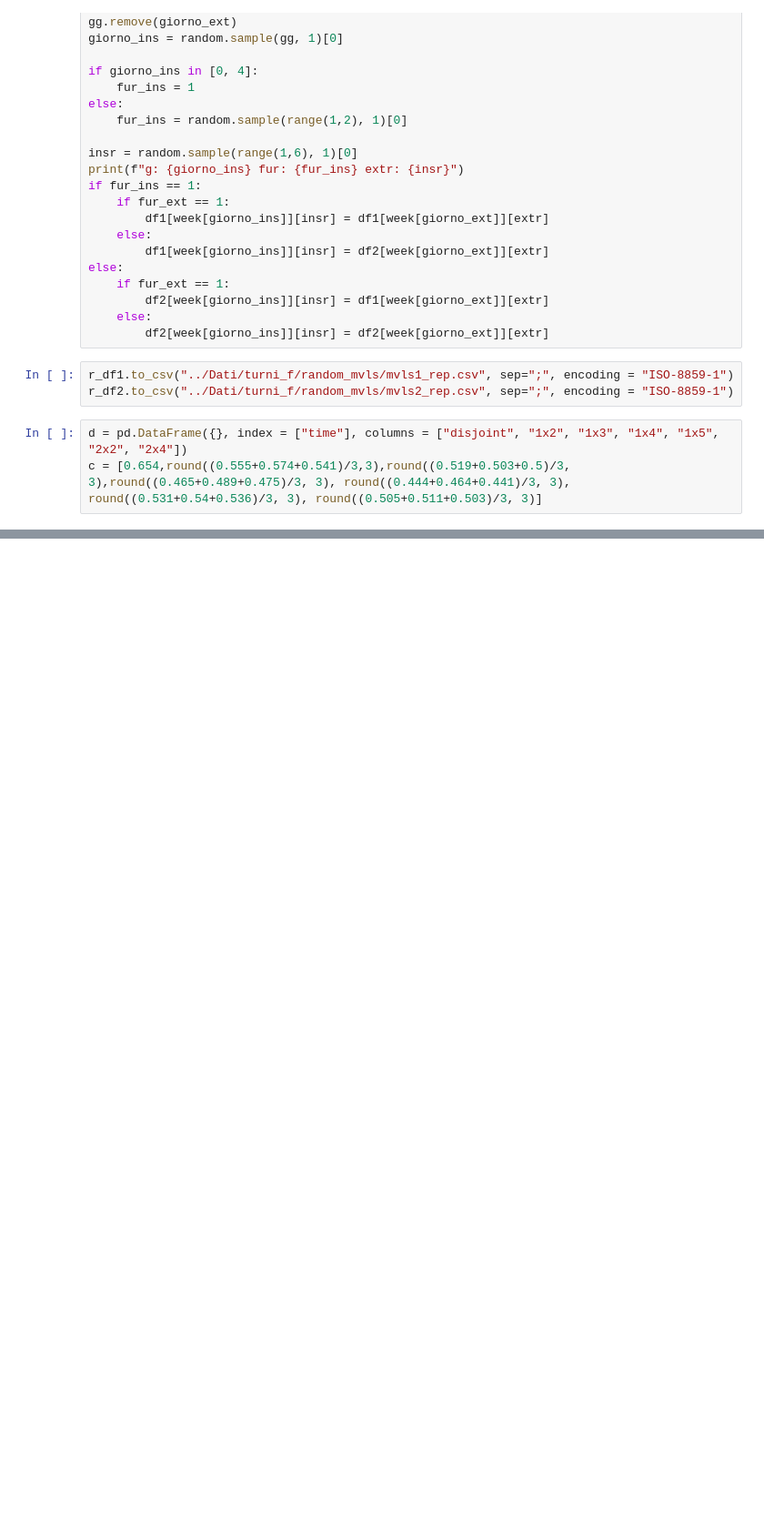
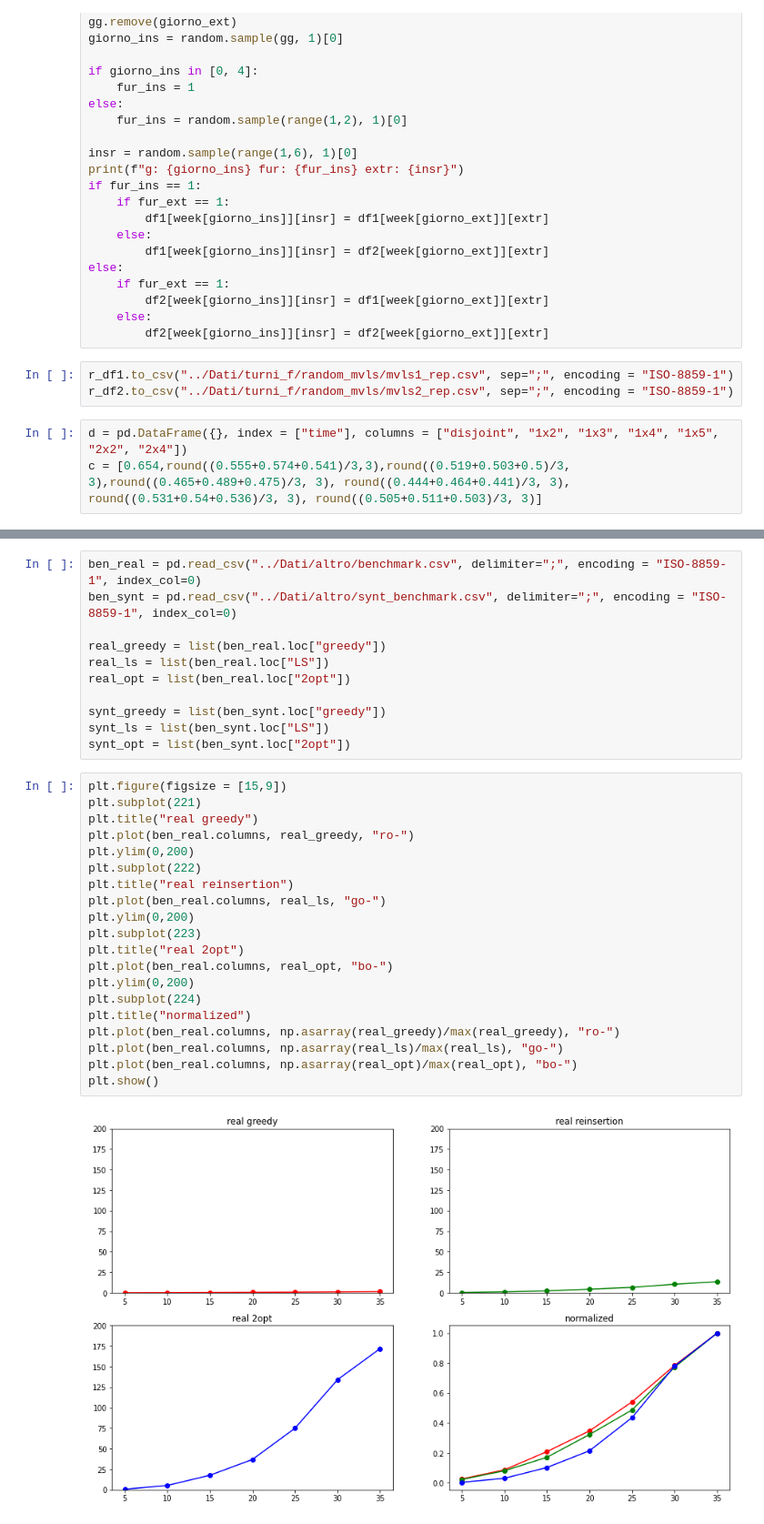
Before and after one commit to MassimoCavagna/Bachelor-Thesis, a Jupyter notebook: Algoritmi/Test.ipynb, the cells around one changed output, grey strips where cells are left out. Shown: that part at 91% size. Drawn from its saved outputs; the diff is of its cells as text; blank space fills up the shorter version.

```diff
--- a/Algoritmi/Test.ipynb
+++ b/Algoritmi/Test.ipynb
@@ -227,0 +241,33 @@ d.to_csv("../Dati/altro/benchmark_mvsl.csv", sep=";", encoding = "ISO-8859-1")
+# %%
+ben_real = pd.read_csv("../Dati/altro/benchmark.csv", delimiter=";", encoding = "ISO-8859-1", index_col=0)
+ben_synt = pd.read_csv("../Dati/altro/synt_benchmark.csv", delimiter=";", encoding = "ISO-8859-1", index_col=0)
+
+real_greedy = list(ben_real.loc["greedy"])
+real_ls = list(ben_real.loc["LS"])
+real_opt = list(ben_real.loc["2opt"])
+
+synt_greedy = list(ben_synt.loc["greedy"])
+synt_ls = list(ben_synt.loc["LS"])
+synt_opt = list(ben_synt.loc["2opt"])
+# %%
+plt.figure(figsize = [15,9])
+plt.subplot(221)
+plt.title("real greedy")
+plt.plot(ben_real.columns, real_greedy, "ro-")
+plt.ylim(0,200)
+plt.subplot(222)
+plt.title("real reinsertion")
+plt.plot(ben_real.columns, real_ls, "go-")
+plt.ylim(0,200)
+plt.subplot(223)
+plt.title("real 2opt")
+plt.plot(ben_real.columns, real_opt, "bo-")
+plt.ylim(0,200)
+plt.subplot(224)
+plt.title("normalized")
+plt.plot(ben_real.columns, np.asarray(real_greedy)/max(real_greedy), "ro-")
+plt.plot(ben_real.columns, np.asarray(real_ls)/max(real_ls), "go-")
+plt.plot(ben_real.columns, np.asarray(real_opt)/max(real_opt), "bo-")
+plt.show()
+# %% [output]
+[figure, added]
```
Also changed, not shown: parts of 4 cells of this notebook, 2 other files.
